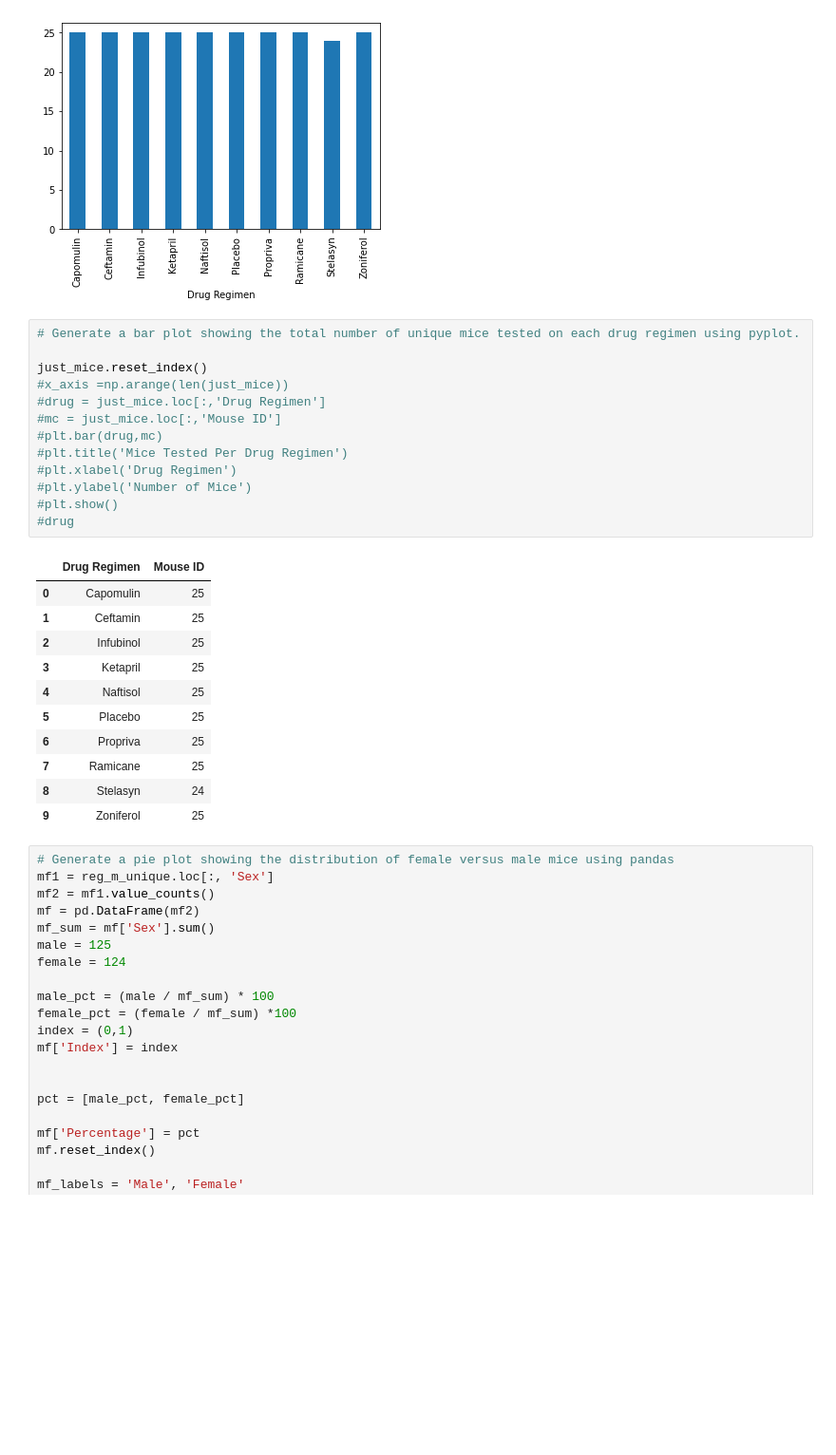
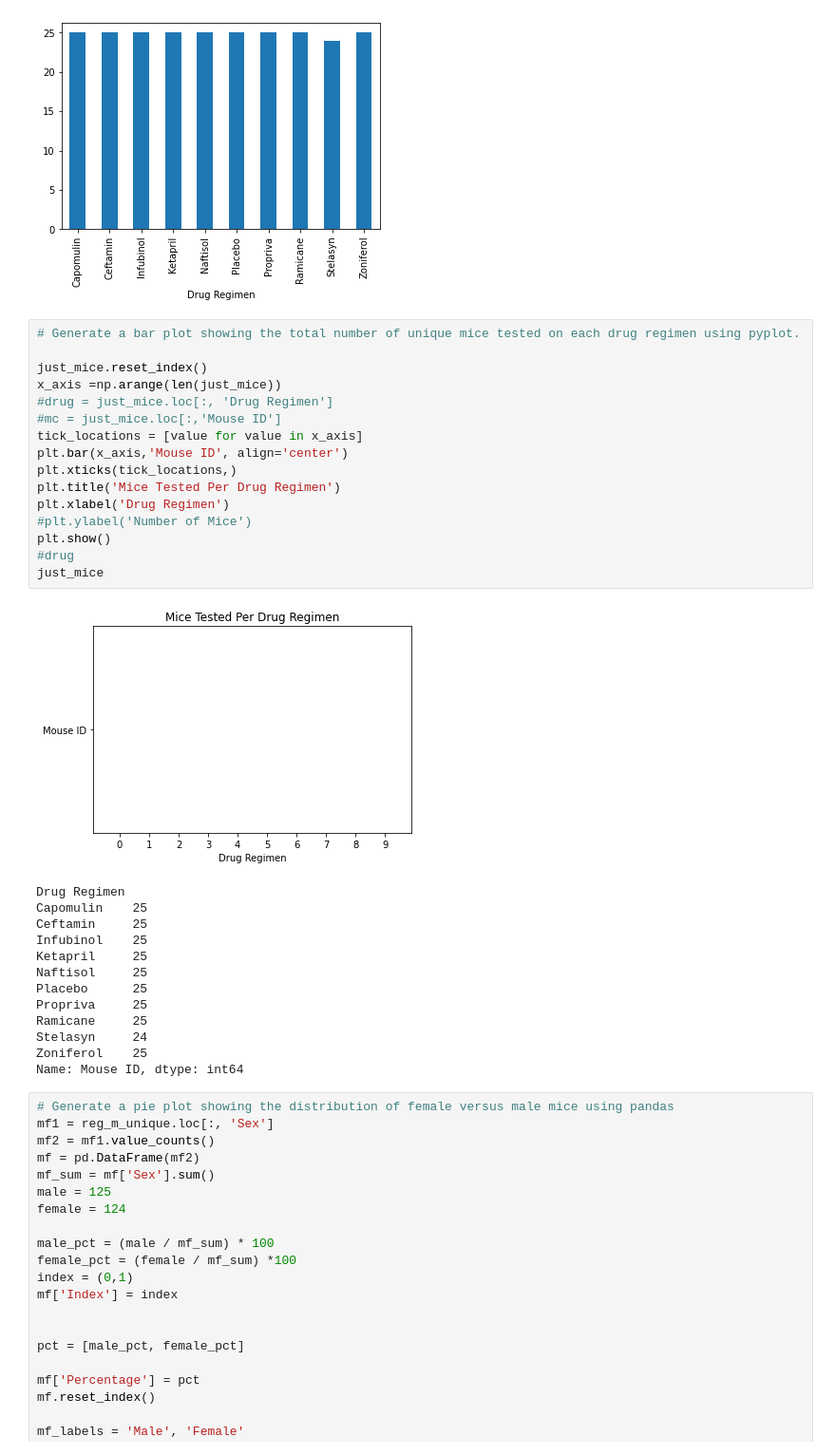
Before and after one commit to miller78130/matplotlib-challenge, a Jupyter notebook: Pymaceuticals/pymaceuticals.ipynb, the cells around one changed output. Shown at 95% size. Cells and saved outputs as stored; diff of their text form; blank space fills up the shorter version.

```diff
--- a/Pymaceuticals/pymaceuticals.ipynb
+++ b/Pymaceuticals/pymaceuticals.ipynb
@@ -180,28 +181,33 @@ ax = just_mice.plot.bar(x='Drug Regimen', y='Mouse ID')
 # %%
 # Generate a bar plot showing the total number of unique mice tested on each drug regimen using pyplot.
 
 just_mice.reset_index()
-#x_axis =np.arange(len(just_mice))
-#drug = just_mice.loc[:,'Drug Regimen']
+x_axis =np.arange(len(just_mice))
+#drug = just_mice.loc[:, 'Drug Regimen']
 #mc = just_mice.loc[:,'Mouse ID']
-#plt.bar(drug,mc)
-#plt.title('Mice Tested Per Drug Regimen')
-#plt.xlabel('Drug Regimen')
+tick_locations = [value for value in x_axis]
+plt.bar(x_axis,'Mouse ID', align='center')
+plt.xticks(tick_locations,)
+plt.title('Mice Tested Per Drug Regimen')
+plt.xlabel('Drug Regimen')
 #plt.ylabel('Number of Mice')
-#plt.show()
+plt.show()
 #drug
+just_mice
 # %% [output]
-|  | Drug Regimen | Mouse ID |
-| 0 | Capomulin | 25 |
-| 1 | Ceftamin | 25 |
-| 2 | Infubinol | 25 |
-| 3 | Ketapril | 25 |
-| 4 | Naftisol | 25 |
-| 5 | Placebo | 25 |
-| 6 | Propriva | 25 |
-| 7 | Ramicane | 25 |
-| 8 | Stelasyn | 24 |
-| 9 | Zoniferol | 25 |
+[figure, added]
+Drug Regimen
+Capomulin    25
+Ceftamin     25
+Infubinol    25
+Ketapril     25
+Naftisol     25
+Placebo      25
+Propriva     25
+Ramicane     25
+Stelasyn     24
+Zoniferol    25
+Name: Mouse ID, dtype: int64
 # %%
 # Generate a pie plot showing the distribution of female versus male mice using pandas
 mf1 = reg_m_unique.loc[:, 'Sex']
```
Also changed, not shown: parts of 2 cells of this notebook.
